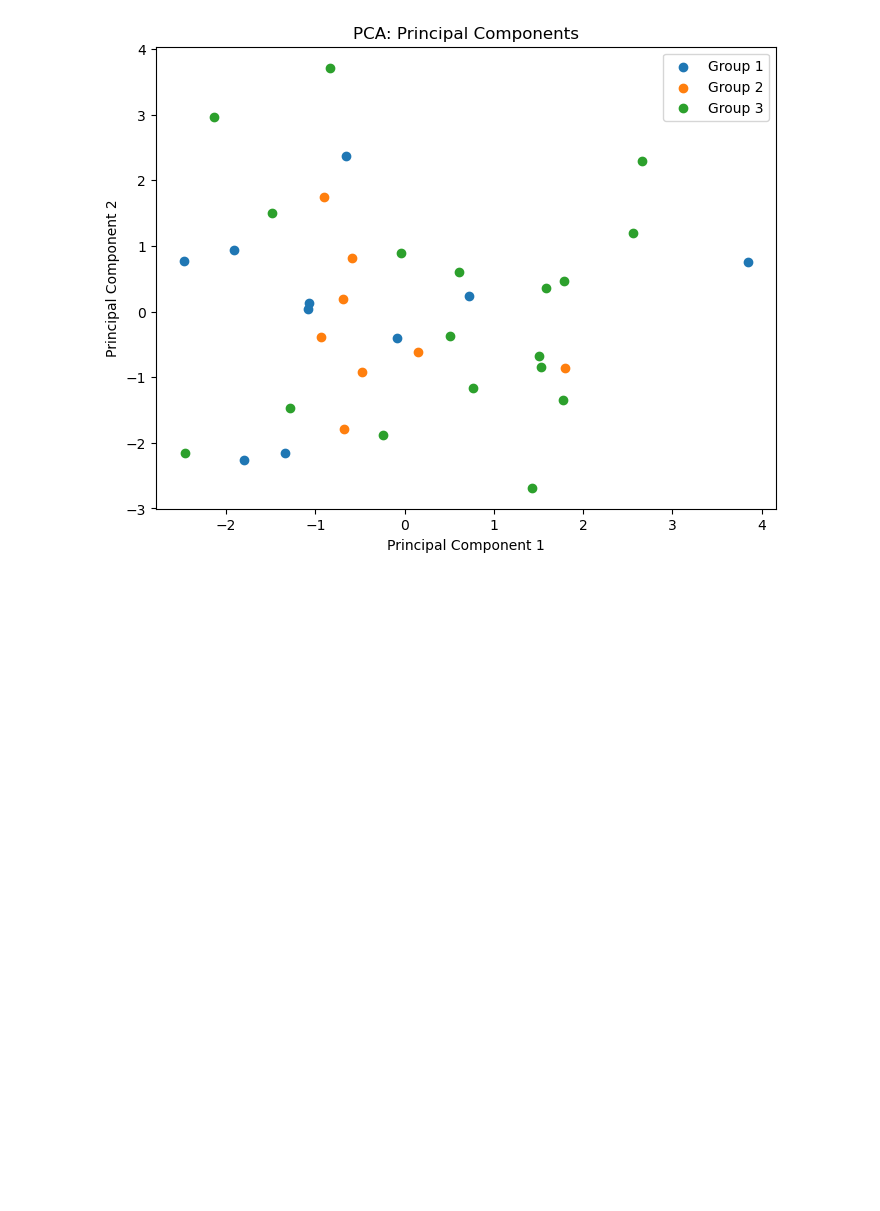
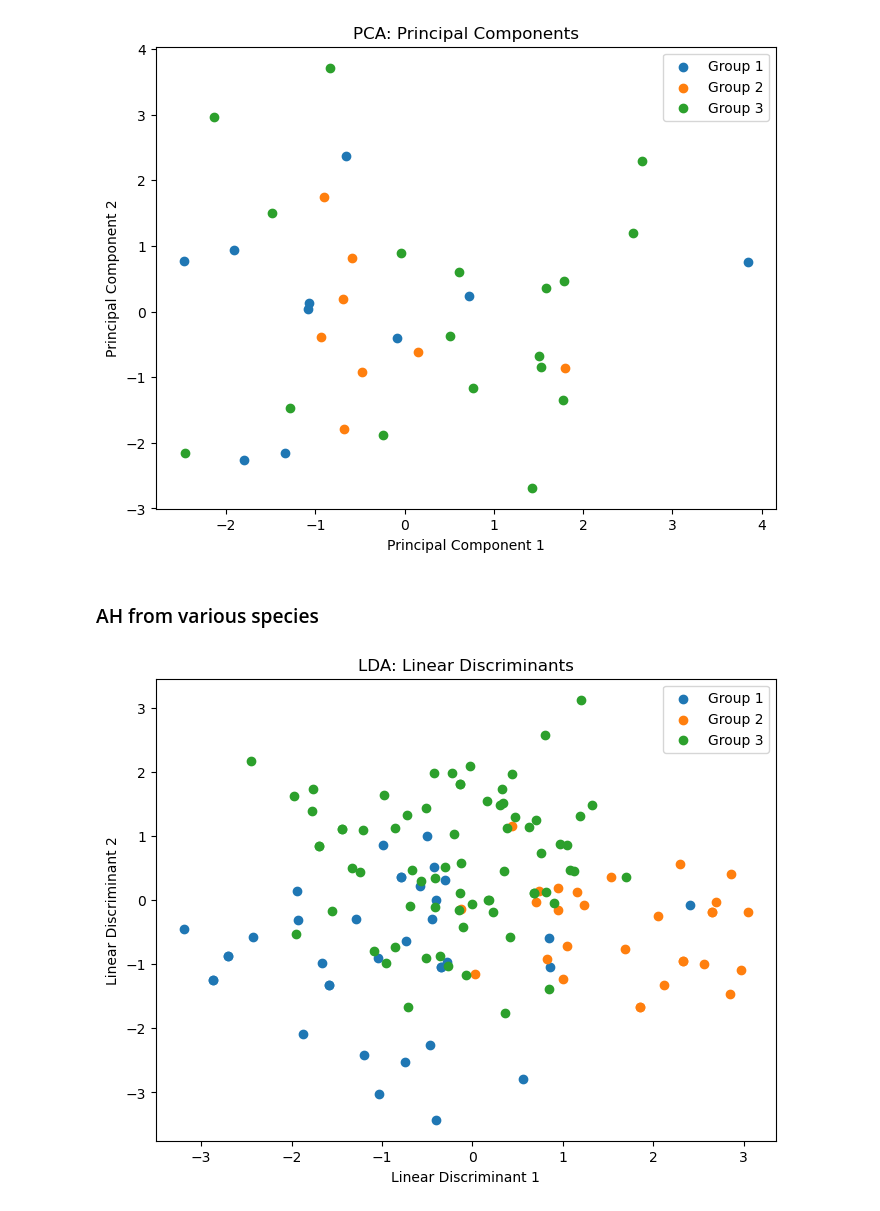
Before and after one commit to shokenlee/AH_AAcomposition, a Jupyter notebook: LDA.ipynb, the cells around one changed output. Drawn from its saved outputs; the diff is of its cells as text; code cells hidden in the pictures; blank space fills up the shorter version.

Commit message:
Species AHs analyzed 1st time

```diff
--- a/LDA.ipynb
+++ b/LDA.ipynb
@@ -162,3 +162,12 @@ plt.legend()
 plt.show()
 # %% [output]
 [figure]
+# %% [markdown]
+### AH from various species
+# %%
+df = pd.read_csv('./Output/Vertebrates_AH.csv')
+# %%
+df_phil = df[['Group', 'phil_A', 'phil_G', 'phil_V', 'phil_L', 'phil_I',
+       'phil_F', 'phil_W', 'phil_M', 'phil_Y', 'phil_C', 'phil_S',
+       'phil_T', 'phil_R', 'phil_K', 'phil_N', 'phil_Q', 'phil_D',
+       'phil_E', 'phil_H', 'phil_P']]
@@ -164,0 +181,33 @@ plt.show()
+# %%
+from sklearn.preprocessing import StandardScaler
+import matplotlib.pyplot as plt
+
+# Standardize the data
+data = df_phil
+features = data.columns[1:]
+x = data.loc[:, features].values
+y = data.loc[:, 'Group'].values
+x = StandardScaler().fit_transform(x)
+# %%
+from sklearn.discriminant_analysis import LinearDiscriminantAnalysis
+
+# Perform LDA
+lda = LinearDiscriminantAnalysis(n_components=2)
+lda_components = lda.fit_transform(x, y)
+lda_df = pd.DataFrame(data=lda_components, columns=['Linear Discriminant 1', 'Linear Discriminant 2'])
+lda_df['Group'] = y
+
+# Plot LDA results
+plt.figure(figsize=(8, 6))
+for group in lda_df['Group'].unique():
+    indices = lda_df['Group'] == group
+    plt.scatter(lda_df.loc[indices, 'Linear Discriminant 1'],
+                lda_df.loc[indices, 'Linear Discriminant 2'],
+                label=f'Group {group}')
+plt.xlabel('Linear Discriminant 1')
+plt.ylabel('Linear Discriminant 2')
+plt.title('LDA: Linear Discriminants')
+plt.legend()
+plt.show()
+# %% [output]
+[figure, added]
```
Also changed, not shown: parts of 3 cells of this notebook.
